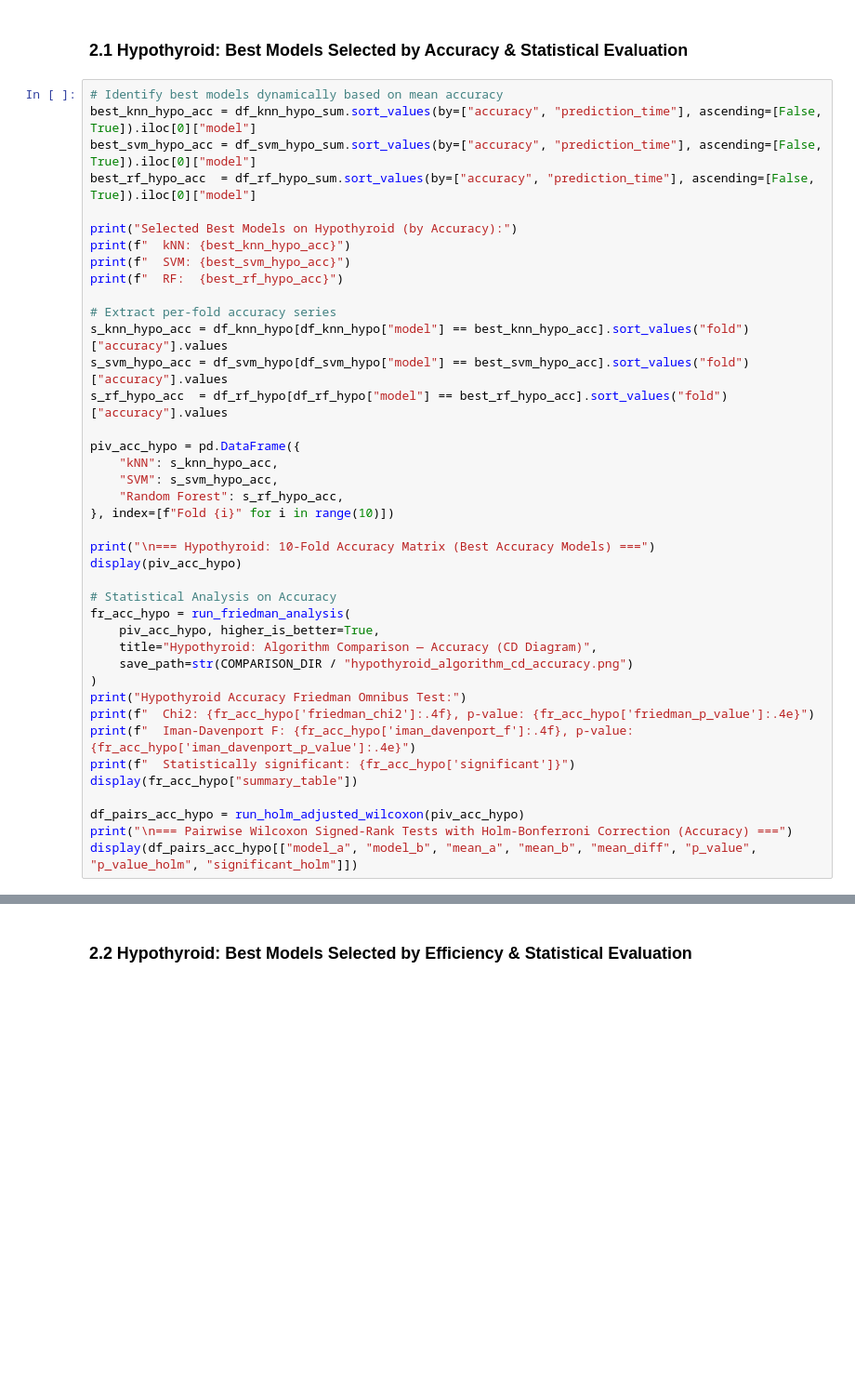
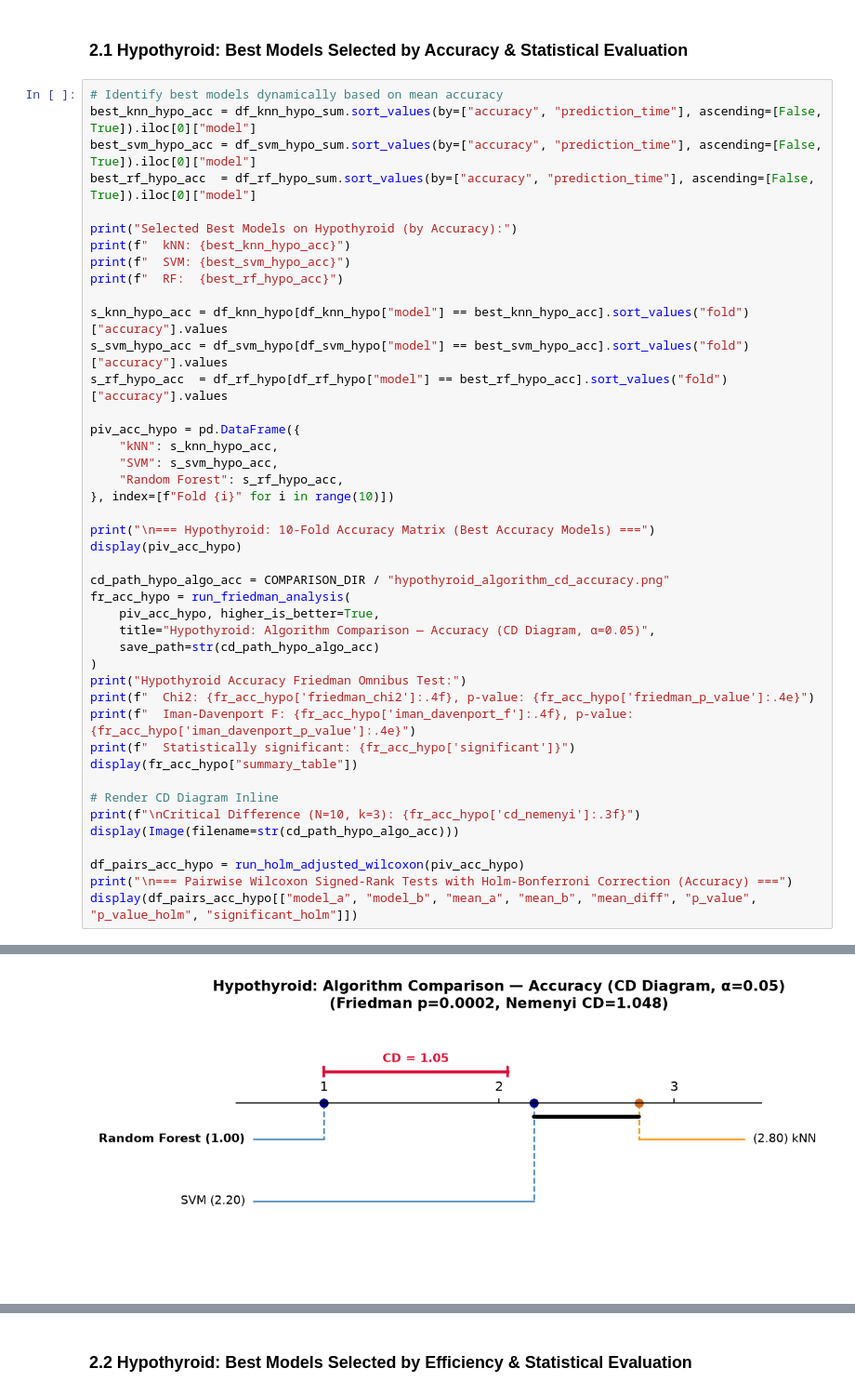
Before and after one commit to emrekoymen/IML-Lab-2026, a Jupyter notebook: Work2/analysis/04_algorithm_comparison.ipynb, the cells around one changed output, grey strips where cells are left out. Shown at 93% size. Cells and saved outputs as stored; diff of their text form; blank space fills up the shorter version.

```diff
--- a/Work2/analysis/04_algorithm_comparison.ipynb
+++ b/Work2/analysis/04_algorithm_comparison.ipynb
@@ -245,7 +290,6 @@ print(f"  kNN: {best_knn_hypo_acc}")
 print(f"  SVM: {best_svm_hypo_acc}")
 print(f"  RF:  {best_rf_hypo_acc}")
 
-# Extract per-fold accuracy series
 s_knn_hypo_acc = df_knn_hypo[df_knn_hypo["model"] == best_knn_hypo_acc].sort_values("fold")["accuracy"].values
 s_svm_hypo_acc = df_svm_hypo[df_svm_hypo["model"] == best_svm_hypo_acc].sort_values("fold")["accuracy"].values
 s_rf_hypo_acc  = df_rf_hypo[df_rf_hypo["model"] == best_rf_hypo_acc].sort_values("fold")["accuracy"].values
@@ -259,11 +303,11 @@ piv_acc_hypo = pd.DataFrame({
 print("\n=== Hypothyroid: 10-Fold Accuracy Matrix (Best Accuracy Models) ===")
 display(piv_acc_hypo)
 
-# Statistical Analysis on Accuracy
+cd_path_hypo_algo_acc = COMPARISON_DIR / "hypothyroid_algorithm_cd_accuracy.png"
 fr_acc_hypo = run_friedman_analysis(
     piv_acc_hypo, higher_is_better=True,
-    title="Hypothyroid: Algorithm Comparison — Accuracy (CD Diagram)",
-    save_path=str(COMPARISON_DIR / "hypothyroid_algorithm_cd_accuracy.png")
+    title="Hypothyroid: Algorithm Comparison — Accuracy (CD Diagram, α=0.05)",
+    save_path=str(cd_path_hypo_algo_acc)
 )
 print("Hypothyroid Accuracy Friedman Omnibus Test:")
 print(f"  Chi2: {fr_acc_hypo['friedman_chi2']:.4f}, p-value: {fr_acc_hypo['friedman_p_value']:.4e}")
@@ -271,6 +315,10 @@ print(f"  Iman-Davenport F: {fr_acc_hypo['iman_davenport_f']:.4f}, p-value: {fr_
 print(f"  Statistically significant: {fr_acc_hypo['significant']}")
 display(fr_acc_hypo["summary_table"])
 
+# Render CD Diagram Inline
+print(f"\nCritical Difference (N=10, k=3): {fr_acc_hypo['cd_nemenyi']:.3f}")
+display(Image(filename=str(cd_path_hypo_algo_acc)))
+
 df_pairs_acc_hypo = run_holm_adjusted_wilcoxon(piv_acc_hypo)
 print("\n=== Pairwise Wilcoxon Signed-Rank Tests with Holm-Bonferroni Correction (Accuracy) ===")
 display(df_pairs_acc_hypo[["model_a", "model_b", "mean_a", "mean_b", "mean_diff", "p_value", "p_value_holm", "significant_holm"]])
@@ -303,0 +352 @@ Hypothyroid Accuracy Friedman Omnibus Test:
+[figure, added]
```
Also changed, not shown: parts of 16 cells of this notebook, 11 other files.
